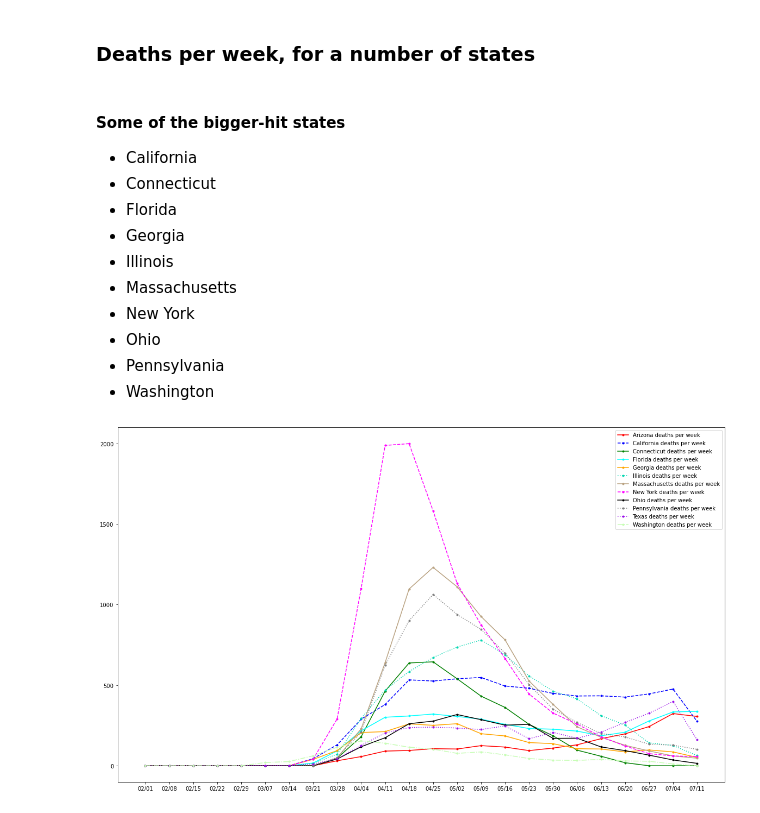
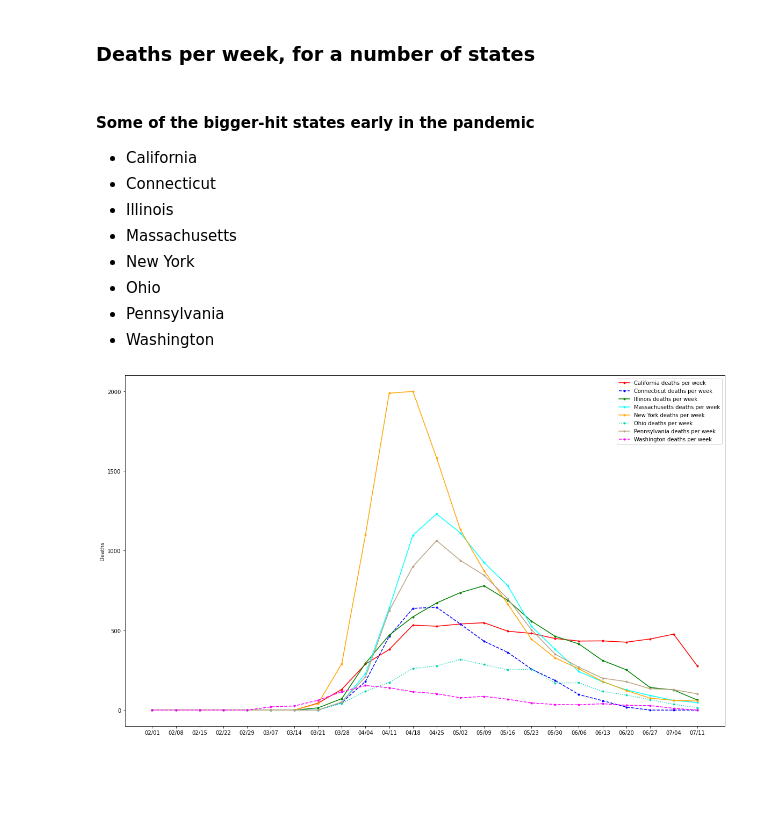
Before and after one commit to bmc/covid19, a Jupyter notebook: cdc.ipynb, the cells around one changed output. Saved outputs shown, nothing was run; the diff lists cells and outputs as text; code cells hidden in the pictures; blank space fills up the shorter version.

Commit message:
Changed how data is loaded. Add per capita plotting.

```diff
--- a/cdc.ipynb
+++ b/cdc.ipynb
@@ -31,0 +33,3 @@ os.makedirs(IMAGES_PATH, exist_ok=True)
+# %%
+populations = load_united_states_population_data()
+print(f"{populations['United States']:,}")
@@ -32 +63,3 @@ os.makedirs(IMAGES_PATH, exist_ok=True)
+# %%
+weekly_cdc_data = load_data()
 # %%
@@ -110,6 +131,6 @@ def plot_deaths(deaths, ylabel, image_file_name=None):
 ### US-wide deaths per week
 # %%
-us_deaths = get_death_counts()
+us_deaths = get_death_counts(weekly_cdc_data)
 fig, ax = plot_deaths(us_deaths, 'U.S. deaths per week', image_file_name='cdc-us-deaths.png')
 fig.show()
 # %% [output]
@@ -122,34 +140,49 @@ cdc_data = [(get_death_counts(state), state, color, line_style)
+# %%
+def plot_states(states, image_file=None, per_n=1):
+    assert len(states) <= len(LINE_COLORS_AND_STYLES)
+    fig, ax = p.subplots(figsize=(20, 12))
+
+    data = [(get_death_counts(weekly_cdc_data, state), state, color, line_style)
+            for state, (color, line_style) in zip(states, LINE_COLORS_AND_STYLES)]
+
+    max_deaths = 0
+    for stats, state, color, line_style in data:
+        pop = populations[state]
+        if per_n == 1:
+            deaths_per_week = [count for _, count in stats]
+        else:
+            deaths_per_week = [get_per_capita_int(count, pop, per_n) for _, count in stats]
+
+        max_deaths = max(max(deaths_per_week), max_deaths)
+        weeks = [datestr(date) for date, _ in stats]
+
+        # Plot deaths per week.
+        ax.plot(weeks, deaths_per_week, color=color, marker='.', linestyle=line_style,
+               label=f'{state} deaths per week')
+
+    ymax, stride = determine_ymax_and_stride(max_deaths)
+    ax.set_yticks(range(0, ymax)[::stride])
+    ax.legend()
+    ax.set_ylabel(f"Deaths{'' if per_n == 1 else f' per {per_n:,}'}")
+
+    if image_file is not None:
+        fig.savefig(os.path.join(IMAGES_PATH, image_file))
+
+    return (ax, fig)
 # %% [markdown]
-#### Some of the bigger-hit states
+#### Some of the bigger-hit states early in the pandemic
 
 - California
 - Connecticut
-- Florida
-- Georgia
 - Illinois
 - Massachusetts
 - New York
 - Ohio
 - Pennsylvania
 - Washington
-# %%
-# Line graph.
-
-fig, ax = p.subplots(figsize=(20, 12))
-
-max_deaths = 0
-for stats, state, color, line_style in cdc_data:
-    deaths_per_week = [count for _, count in stats]
-    max_deaths = max(max(deaths_per_week), max_deaths)
-    weeks = [datestr(date) for date, _ in stats]
-
-    # Plot deaths per week.
-    ax.plot(weeks, deaths_per_week, color=color, marker='.', linestyle=line_style,
-           label=f'{state} deaths per week')
-
-ymax, stride = determine_ymax_and_stride(max_deaths)
-ax.set_yticks(range(0, ymax)[::stride])
-ax.legend()
-fig.savefig(os.path.join(IMAGES_PATH, 'cdc-state-comparisons.png'))
-# %% [output]
-[figure, removed]
+# %%
+early_hit_states = ('California', 'Connecticut', 'Illinois', 'Massachusetts',
+                    'New York', 'Ohio', 'Pennsylvania', 'Washington')
+plot_states(early_hit_states, 'cdc-state-comparisons-early-2020.png');
+# %% [output]
+[figure, added]
```
Also changed, not shown: parts of 14 cells of this notebook.
